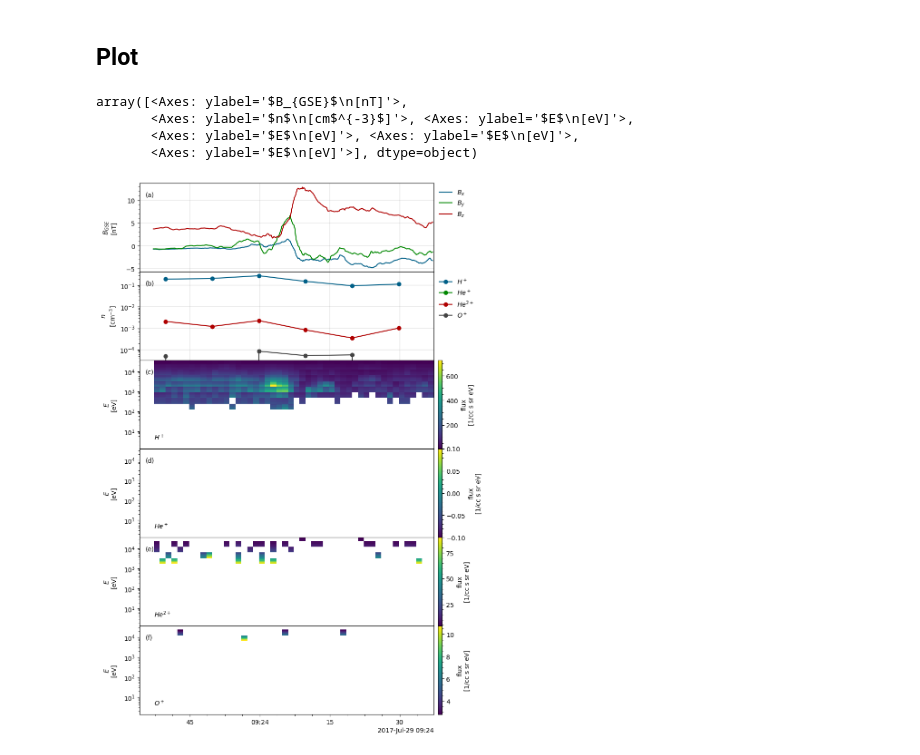
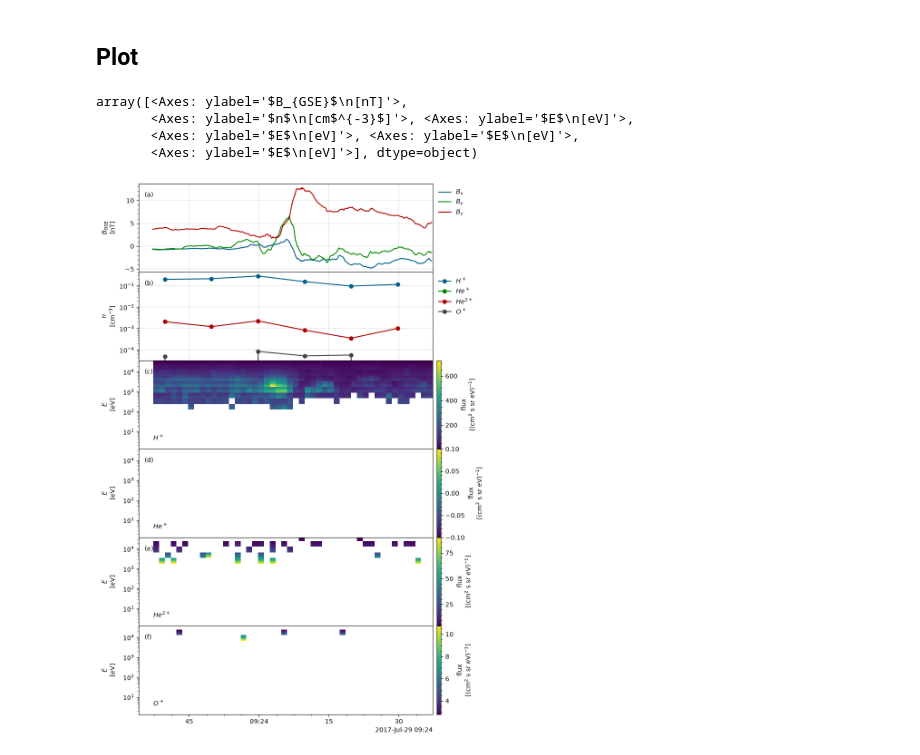
Before and after one commit to louis-richard/irfu-python, a Jupyter notebook: docs/examples/01_mms/example_mms_hpca.ipynb, the cells around one changed output. Drawn from its saved outputs; the diff is of its cells as text; code cells hidden in the pictures.

Commit message:
use AWS in the hpca example, fix the flux units
Co-Authored-By: Claude Opus 5.5 <noreply@anthropic.com>

```diff
--- a/docs/examples/01_mms/example_mms_hpca.ipynb
+++ b/docs/examples/01_mms/example_mms_hpca.ipynb
@@ -34,16 +30,26 @@ species = {
 # %% [markdown]
 ### Load HPCA moments
 # %%
-n_hpca = [mms.get_data(f"n{s}_hpca_srvy_l2", tint, ic) for s in species.keys()]
-n_hpca_brst = [mms.get_data(f"n{s}_hpca_brst_l2", tint, ic) for s in species.keys()]
-v_xyz_hpca = [mms.get_data(f"v{s}_dbcs_hpca_srvy_l2", tint, ic) for s in species.keys()]
-ancillary = mms.load_ancillary(product="defatt", tint=tint, mms_id=ic, verbose=False)
+n_hpca = [
+    mms.get_data(f"n{s}_hpca_srvy_l2", tint, ic, source="aws") for s in species.keys()
+]
+n_hpca_brst = [
+    mms.get_data(f"n{s}_hpca_brst_l2", tint, ic, source="aws") for s in species.keys()
+]
+v_xyz_hpca = [
+    mms.get_data(f"v{s}_dbcs_hpca_srvy_l2", tint, ic, source="aws")
+    for s in species.keys()
+]
+ancillary = mms.load_ancillary(
+    product="defatt", tint=tint, mms_id=ic, verbose=False, source="sdc"
+)
 v_xyz_hpca = [
     mms.dsl2gse(v_xyz_hpca[i], ancillary, direction=+1) for i in range(len(v_xyz_hpca))
 ]
 
 v_xyz_hpca_brst = [
-    mms.get_data(f"v{s}_dbcs_hpca_brst_l2", tint, ic) for s in species.keys()
+    mms.get_data(f"v{s}_dbcs_hpca_brst_l2", tint, ic, source="aws")
+    for s in species.keys()
 ]
 v_xyz_hpca_brst = [
     mms.dsl2gse(v_xyz_hpca_brst[i], ancillary, direction=+1)
@@ -69,8 +75,10 @@ v_xyz_hpca_brst = [
 # %% [markdown]
 ### Load HPCA differential particle fluxes
 # %%
-flux_hpca = [mms.get_data(f"dpf{s}_hpca_srvy_l2", tint, ic) for s in species.keys()]
+flux_hpca = [
+    mms.get_data(f"dpf{s}_hpca_srvy_l2", tint, ic, source="aws") for s in species.keys()
+]
 flux_hpca_brst = [
-    mms.get_data(f"dpf{s}_hpca_brst_l2", tint, ic) for s in species.keys()
+    mms.get_data(f"dpf{s}_hpca_brst_l2", tint, ic, source="aws") for s in species.keys()
 ]
 # %% [output]
@@ -85,6 +93,6 @@ flux_hpca_brst = [
 # %% [markdown]
 ### Load magnetic field
 # %%
-b_xyz = mms.get_data("b_gse_fgm_srvy_l2", tint, ic)
-b_xyz_brst = mms.get_data("b_gse_fgm_brst_l2", tint, ic)
+b_xyz = mms.get_data("b_gse_fgm_srvy_l2", tint, ic, source="aws")
+b_xyz_brst = mms.get_data("b_gse_fgm_brst_l2", tint, ic, source="aws")
 # %% [output]
@@ -116,35 +124,35 @@ legend_options = dict(
 f, axs = plt.subplots(6, sharex="all", figsize=(9, 13))
 f.subplots_adjust(hspace=0, left=0.1, right=0.82, bottom=0.05, top=0.95)
 
 
 plot_line(axs[0], b_xyz)
 axs[0].set_ylabel("$B_{GSE}$" + "\n" + "[nT]")
 axs[0].legend(["$B_{x}$", "$B_{y}$", "$B_{z}$"], **legend_options)
 
 labels = []
 for n, s in zip(n_hpca, species.keys()):
     plot_line(axs[1], n, linestyle="-", marker="o")
     labels.append(species[s])
 
 axs[1].set_yscale("log")
 axs[1].set_ylabel("$n$" + "\n" + "[cm$^{-3}$]")
 axs[1].legend(labels, **legend_options)
 
 caxs = [None] * len(species)
 for s, ax, cax, flux in zip(species.keys(), axs[2:], caxs, flux_hpca):
     ax, cax = plot_spectr(ax, flux, yscale="log", cmap="viridis")
     ax.set_ylabel("$E$" + "\n" + "[eV]")
-    cax.set_ylabel("flux" + "\n" + "[1/cc s sr eV]")
+    cax.set_ylabel("flux" + "\n" + "[(cm$^2$ s sr eV)$^{-1}$]")
     ax.text(0.05, 0.1, species[s], transform=ax.transAxes)
 
 f.align_ylabels(axs)
 make_labels(axs, [0.02, 0.85])
 # %% [output]
 array([<Axes: ylabel='$B_{GSE}$\n[nT]'>,
        <Axes: ylabel='$n$\n[cm$^{-3}$]'>, <Axes: ylabel='$E$\n[eV]'>,
        <Axes: ylabel='$E$\n[eV]'>, <Axes: ylabel='$E$\n[eV]'>,
        <Axes: ylabel='$E$\n[eV]'>], dtype=object)
-[figure, old version]
+[figure, new version]
 # %%
 fig, axs = plt.subplots(5, sharex="all", figsize=(9, 9))
 fig.subplots_adjust(hspace=0, left=0.1, right=0.82, bottom=0.05, top=0.95)
```
Also changed, not shown: parts of 5 cells of this notebook.
